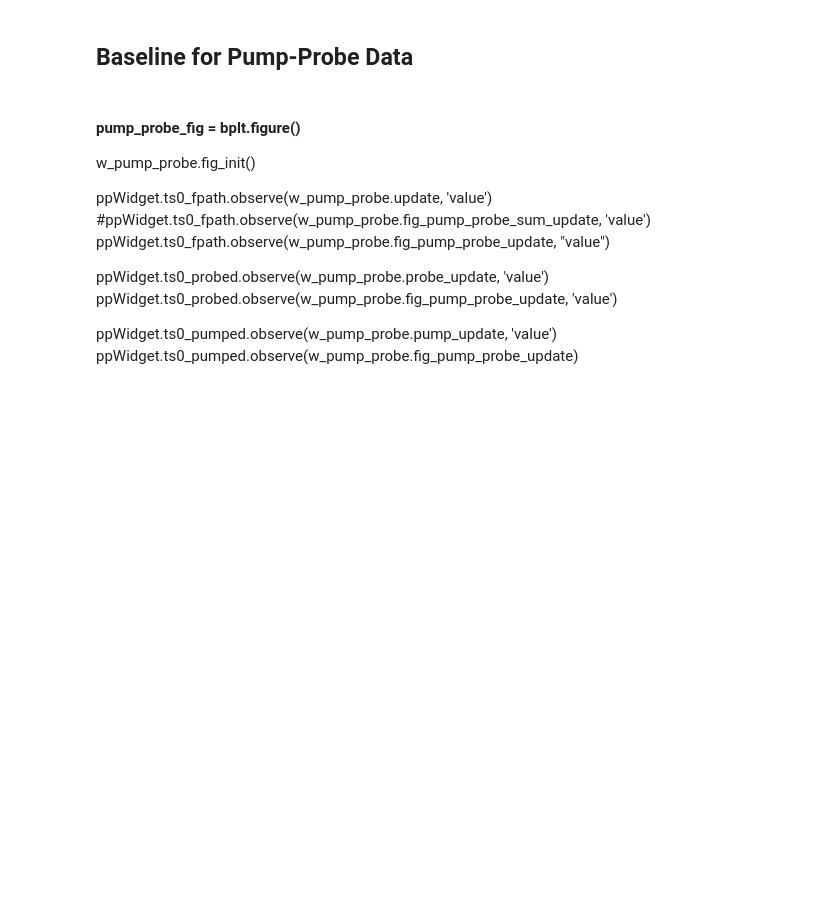
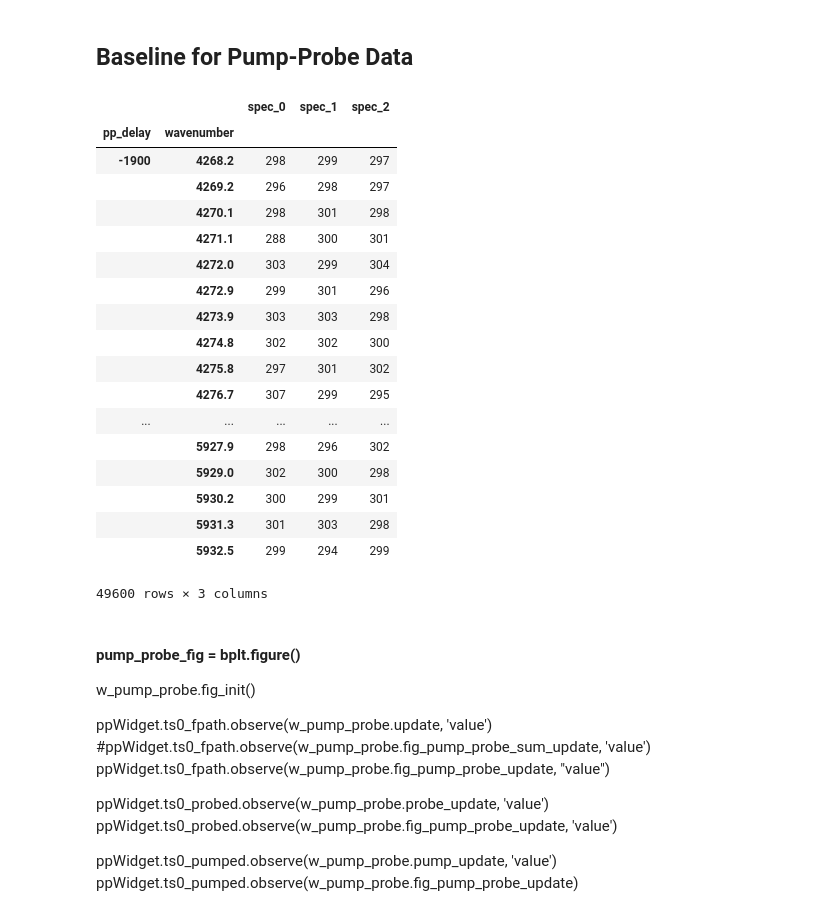
Before and after one commit to deisi/SFG2D, a Jupyter notebook: dashboards/pump-probe/pump-probe.ipynb, the cells around one changed output. Saved outputs shown, nothing was run; the diff lists cells and outputs as text; code cells hidden in the pictures; blank space fills up the shorter version.

```diff
--- a/dashboards/pump-probe/pump-probe.ipynb
+++ b/dashboards/pump-probe/pump-probe.ipynb
@@ -204,0 +153,3 @@ bplt.show()
+# %%
+ppdData._pump = SFG2D.io.veronica.read_auto(ppdData.ffolder + "/07_ts_gold_w575_g1_e1s_ssp_pu1_pr1_vis1_gal1_chop1_purge1.dat")
+ppdData.pump.med.ix[0]["spec_0"]
@@ -208,33 +268,65 @@ bplt.show()
 ## Baseline for Pump-Probe Data
 # %%
 class w_base():
+    data = None
     def get(fbase):
-        ppdData.base = fbase
+        ppdData._base = SFG2D.io.veronica.read_auto(fbase)
+        w_base.data = ppdData.base.med
 
     def update(new):
-        ppdData.base = ppWidget.fbase.value
+        w_base.get(ppdData.ffolder + ppWidget.fbase.value)
 
     def fig_init(param_dict={}):
-        D = ppdData.base.med
-        bplt.plot(D.index, D.transpose(), **param_dict)
+        """Init an empty bqplot figure"""
+        x_sc = LinearScale()
+        y_sc = LinearScale()
+
+        line = Lines(scales={'x':x_sc, 'y':y_sc})
+
+        ax_x = Axis(scale=x_sc,
+                    label='Wavenumber')
+        ax_y = Axis(scale=y_sc,
+                    label='Counts', orientation='vertical')
+
+        fig = Figure(marks=[line], axes=[ax_x, ax_y],
+                     title='Pump Profile')
+        return fig
 
     def fig_update(new):
-        base_fig.marks[0].x = ppdData.base.med.index
-        base_fig.marks[0].y = ppdData.base.med.transpose()
+        base_fig.marks[0].x = w_base.data.index
+        base_fig.marks[0].y = w_base.data.transpose()
 
-def set_base(fbase):
-    ppdData.base.med.plot()
-    plt.title("Baseline")
-    plt.draw()
+w_base.get(ppdData.ffolder + ppWidget.fbase.value)
+base_fig = w_base.fig_init()
+w_base.fig_update(None)
 
-display(ppWidget.fbase)
-w_base.get(ppWidget.fbase.value)
-base_fig = bplt.figure()
-w_base.fig_init()
 ppWidget.fbase.observe(w_base.update, 'value')
 ppWidget.fbase.observe(w_base.fig_update, 'value')
 #w_base = ipyw.interactive(set_base, fbase = ppWidget.fbase)
-bplt.show()
+
+display(ppWidget.fbase, base_fig)
+# %%
+w_base.data
+# %% [output]
+|  |  | spec_0 | spec_1 | spec_2 |
+| pp_delay | wavenumber |  |  |  |
+| -1900 | 4268.2 | 298 | 299 | 297 |
+|  | 4269.2 | 296 | 298 | 297 |
+|  | 4270.1 | 298 | 301 | 298 |
+|  | 4271.1 | 288 | 300 | 301 |
+|  | 4272.0 | 303 | 299 | 304 |
+|  | 4272.9 | 299 | 301 | 296 |
+|  | 4273.9 | 303 | 303 | 298 |
+|  | 4274.8 | 302 | 302 | 300 |
+|  | 4275.8 | 297 | 301 | 302 |
+|  | 4276.7 | 307 | 299 | 295 |
+| ... | ... | ... | ... | ... |
+|  | 5927.9 | 298 | 296 | 302 |
+|  | 5929.0 | 302 | 300 | 298 |
+|  | 5930.2 | 300 | 299 | 301 |
+|  | 5931.3 | 301 | 303 | 298 |
+|  | 5932.5 | 299 | 294 | 299 |
+49600 rows × 3 columns
 # %%
 D = ppdData.ts0.df.sum(level="pp_delay")
 
```
Also changed, not shown: parts of 8 cells of this notebook, 3 other files.
